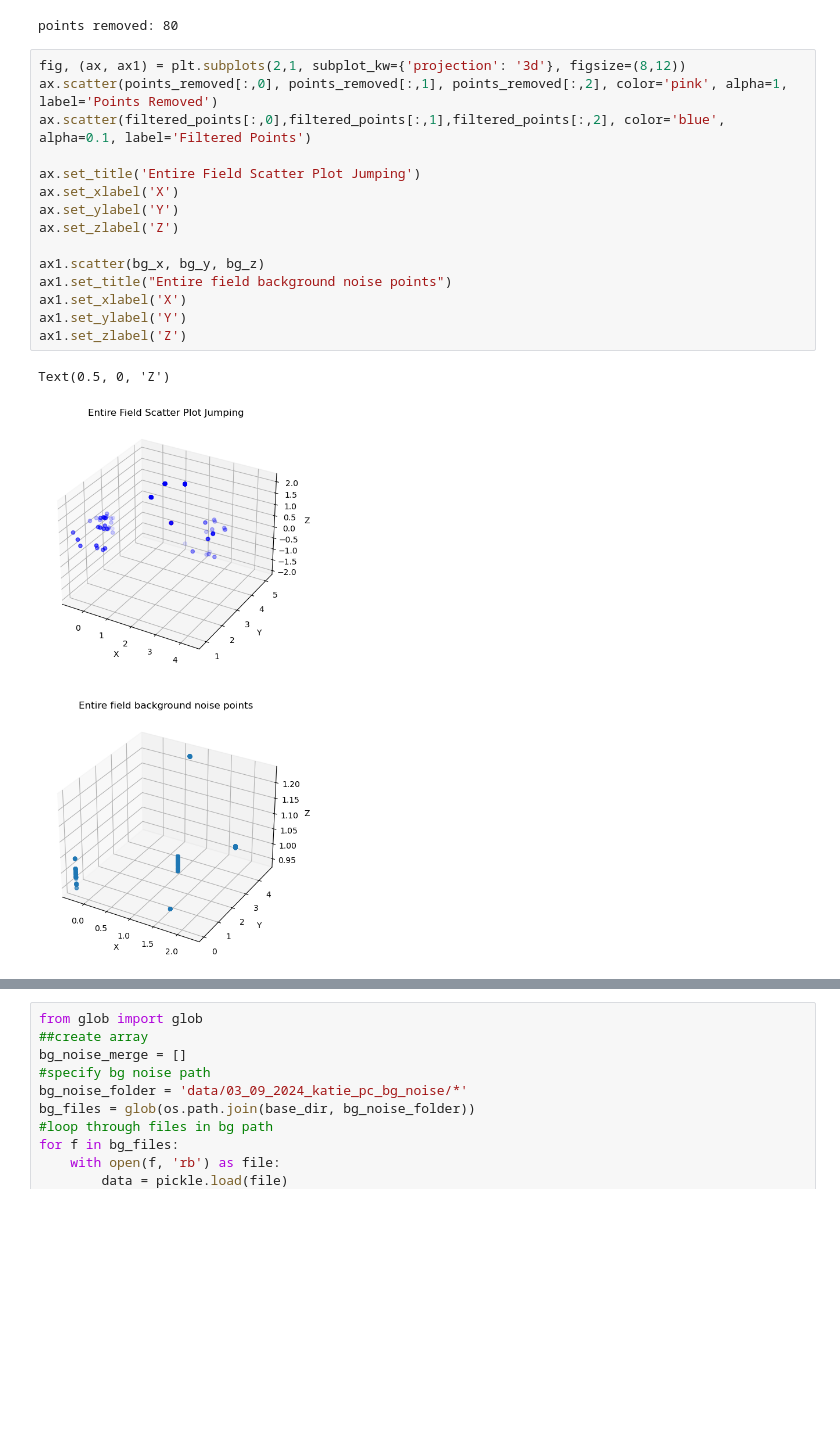
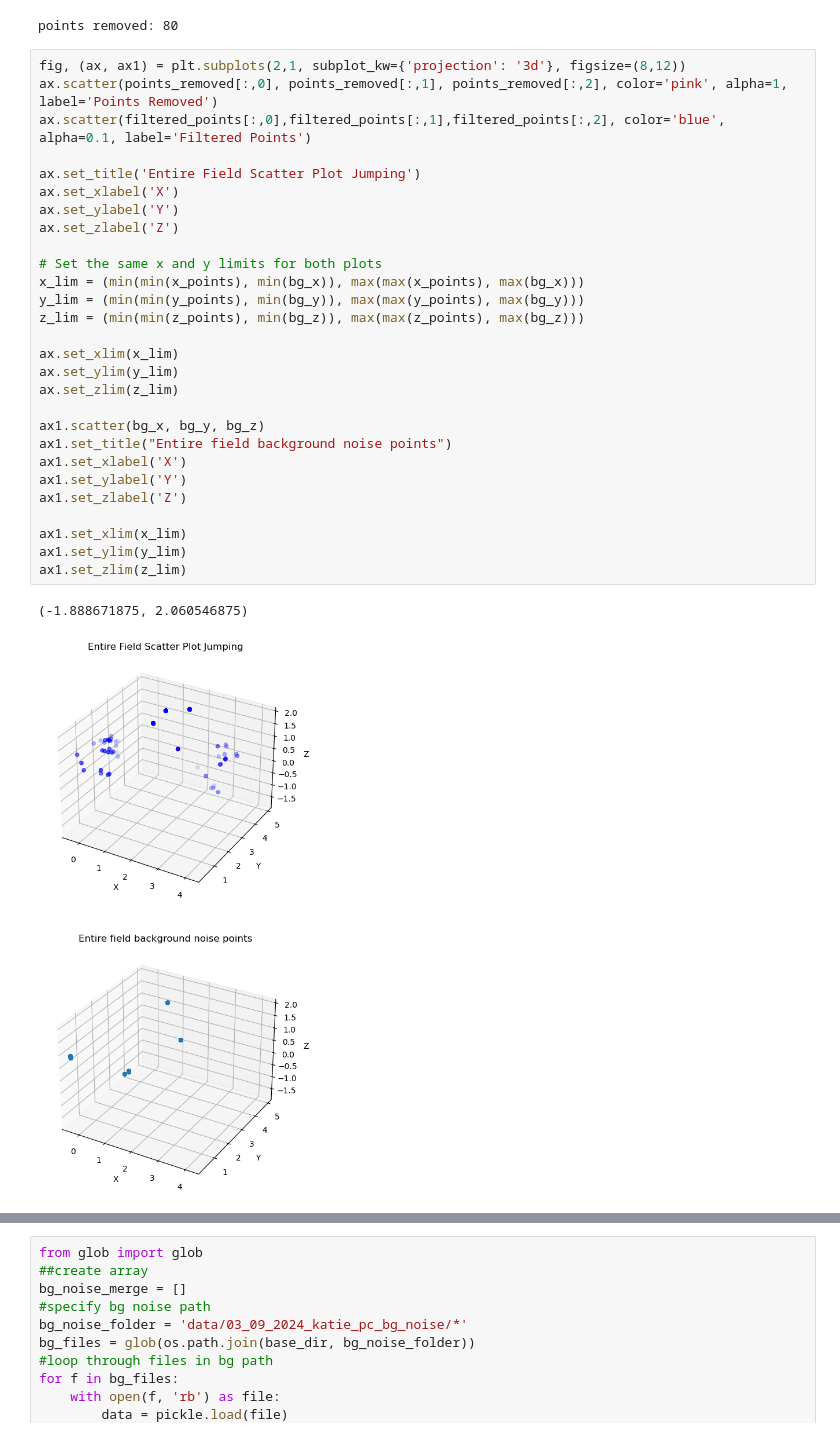
Before and after one commit to kzho904/P4P-mmWave, a Jupyter notebook: MMWave_Radar_Human_Tracking_and_Fall_detection/clutter_removal.ipynb, the cells around one changed output, grey strips where cells are left out. Cells and saved outputs as stored; diff of their text form; blank space fills up the shorter version.

```diff
--- a/MMWave_Radar_Human_Tracking_and_Fall_detection/clutter_removal.ipynb
+++ b/MMWave_Radar_Human_Tracking_and_Fall_detection/clutter_removal.ipynb
@@ -99,21 +99,34 @@ points removed: 80
 # %%
 fig, (ax, ax1) = plt.subplots(2,1, subplot_kw={'projection': '3d'}, figsize=(8,12))
 ax.scatter(points_removed[:,0], points_removed[:,1], points_removed[:,2], color='pink', alpha=1, label='Points Removed')
 ax.scatter(filtered_points[:,0],filtered_points[:,1],filtered_points[:,2], color='blue', alpha=0.1, label='Filtered Points')
 
 ax.set_title('Entire Field Scatter Plot Jumping')
 ax.set_xlabel('X')
 ax.set_ylabel('Y')
 ax.set_zlabel('Z')
 
+# Set the same x and y limits for both plots
+x_lim = (min(min(x_points), min(bg_x)), max(max(x_points), max(bg_x)))
+y_lim = (min(min(y_points), min(bg_y)), max(max(y_points), max(bg_y)))
+z_lim = (min(min(z_points), min(bg_z)), max(max(z_points), max(bg_z)))
+
+ax.set_xlim(x_lim)
+ax.set_ylim(y_lim)
+ax.set_zlim(z_lim)
+
 ax1.scatter(bg_x, bg_y, bg_z)
 ax1.set_title("Entire field background noise points")
 ax1.set_xlabel('X')
 ax1.set_ylabel('Y')
 ax1.set_zlabel('Z')
+
+ax1.set_xlim(x_lim)
+ax1.set_ylim(y_lim)
+ax1.set_zlim(z_lim)
 # %% [output]
-Text(0.5, 0, 'Z')
+(-1.888671875, 2.060546875)
-[figure, old version]
+[figure, new version]
 # %%
 #find average energy strength of points that weren't filtered
 np.mean(filtered_points[:,4])
```
Also changed, not shown: parts of 14 cells of this notebook, 2 other files.
